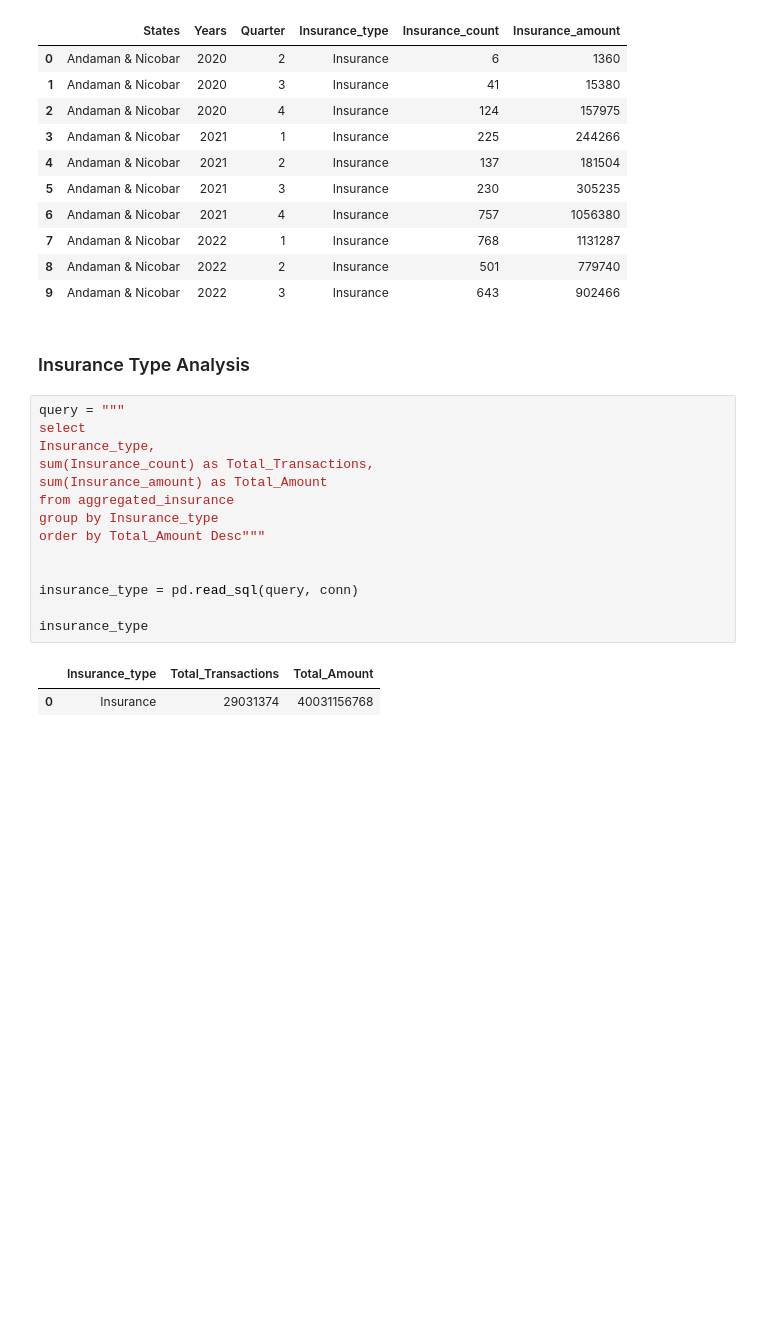
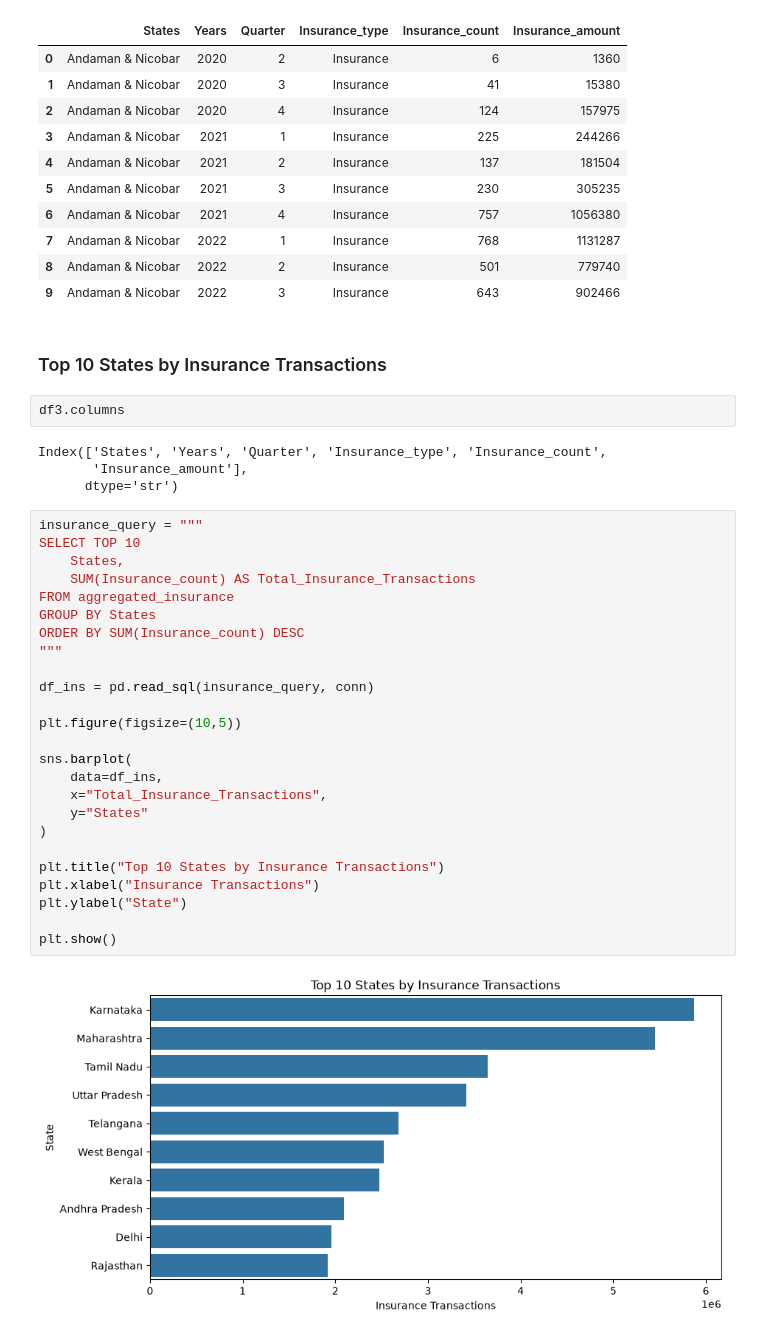
Before and after one commit to deva392000/phonepe-transaction-insights, a Jupyter notebook: case 3.ipynb, the cells around one changed output. Saved outputs shown, nothing was run; the diff lists cells and outputs as text; blank space fills up the shorter version.

Commit message:
Updated PhonePe Transaction Insights project

```diff
--- a/case 3.ipynb
+++ b/case 3.ipynb
@@ -61,21 +61,37 @@ df3
 | 8 | Andaman & Nicobar | 2022 | 2 | Insurance | 501 | 779740 |
 | 9 | Andaman & Nicobar | 2022 | 3 | Insurance | 643 | 902466 |
 # %% [markdown]
-### Insurance Type Analysis
+### Top 10 States by Insurance Transactions
+# %%
+df3.columns
+# %% [output]
+Index(['States', 'Years', 'Quarter', 'Insurance_type', 'Insurance_count',
+       'Insurance_amount'],
+      dtype='str')
 # %%
-query = """
-select
-Insurance_type,
-sum(Insurance_count) as Total_Transactions,
-sum(Insurance_amount) as Total_Amount
-from aggregated_insurance
-group by Insurance_type
-order by Total_Amount Desc"""
+insurance_query = """
+SELECT TOP 10
+    States,
+    SUM(Insurance_count) AS Total_Insurance_Transactions
+FROM aggregated_insurance
+GROUP BY States
+ORDER BY SUM(Insurance_count) DESC
+"""
 
+df_ins = pd.read_sql(insurance_query, conn)
 
-insurance_type = pd.read_sql(query, conn)
+plt.figure(figsize=(10,5))
 
-insurance_type
+sns.barplot(
+    data=df_ins,
+    x="Total_Insurance_Transactions",
+    y="States"
+)
+
+plt.title("Top 10 States by Insurance Transactions")
+plt.xlabel("Insurance Transactions")
+plt.ylabel("State")
+
+plt.show()
 # %% [output]
-|  | Insurance_type | Total_Transactions | Total_Amount |
-| 0 | Insurance | 29031374 | 40031156768 |
+[figure, added]
```
Also changed, not shown: parts of 14 cells of this notebook, 5 other files.
